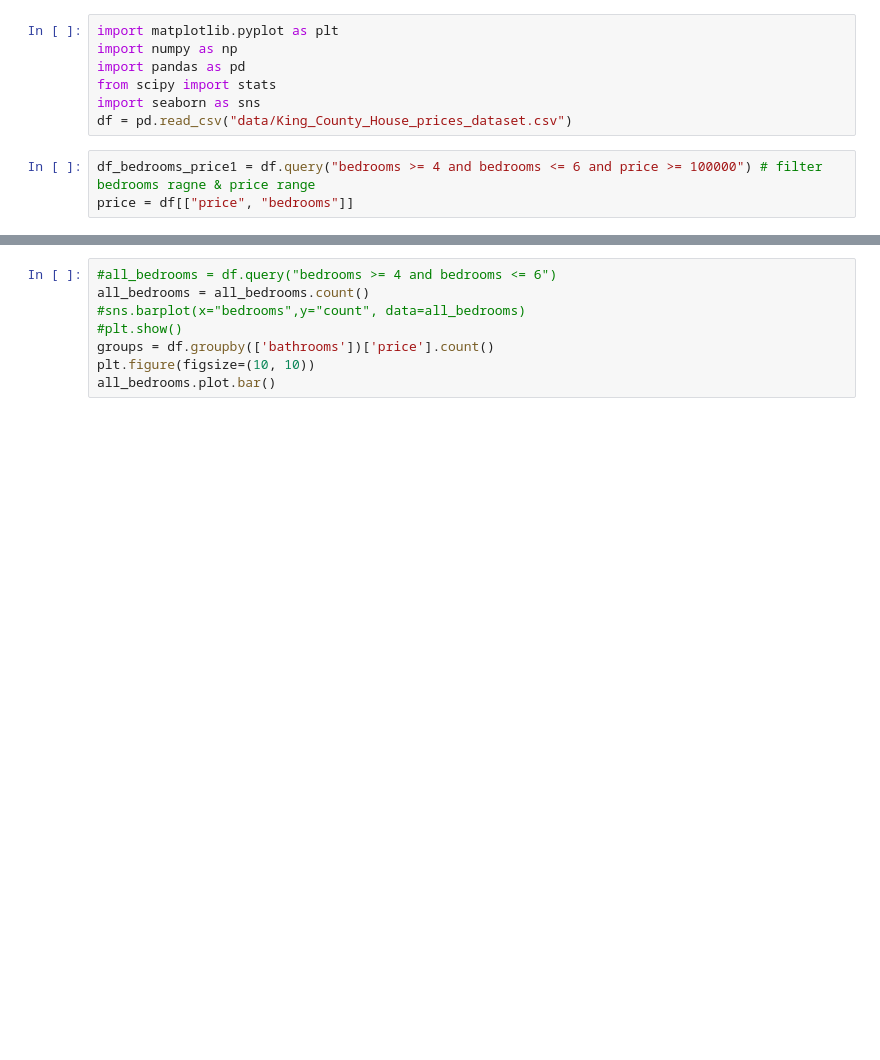
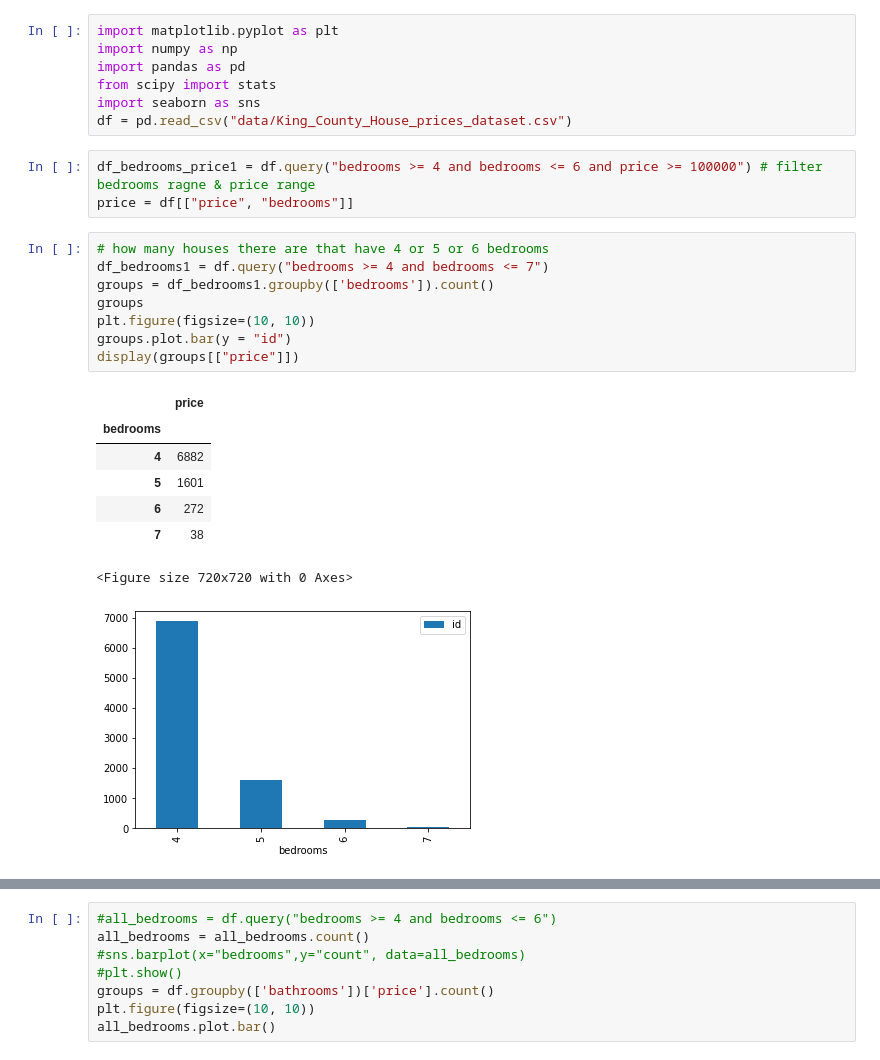
Before and after one commit to neuefische/First-Project--Joni, a Jupyter notebook: First-Project.ipynb, the cells around one changed output, grey strips where cells are left out. Saved outputs shown, nothing was run; the diff lists cells and outputs as text; blank space fills up the shorter version.

```diff
--- a/First-Project.ipynb
+++ b/First-Project.ipynb
@@ -8,4 +8,21 @@ df = pd.read_csv("data/King_County_House_prices_dataset.csv")
 # %%
 df_bedrooms_price1 = df.query("bedrooms >= 4 and bedrooms <= 6 and price >= 100000") # filter bedrooms ragne & price range
 price = df[["price", "bedrooms"]]
+# %%
+# how many houses there are that have 4 or 5 or 6 bedrooms
+df_bedrooms1 = df.query("bedrooms >= 4 and bedrooms <= 7")
+groups = df_bedrooms1.groupby(['bedrooms']).count()
+groups
+plt.figure(figsize=(10, 10))
+groups.plot.bar(y = "id")
+display(groups[["price"]])
+# %% [output]
+|  | price |
+| bedrooms |  |
+| 4 | 6882 |
+| 5 | 1601 |
+| 6 | 272 |
+| 7 | 38 |
+<Figure size 720x720 with 0 Axes>
+[figure, added]
 # %%
```
Also changed, not shown: parts of 5 cells of this notebook.
